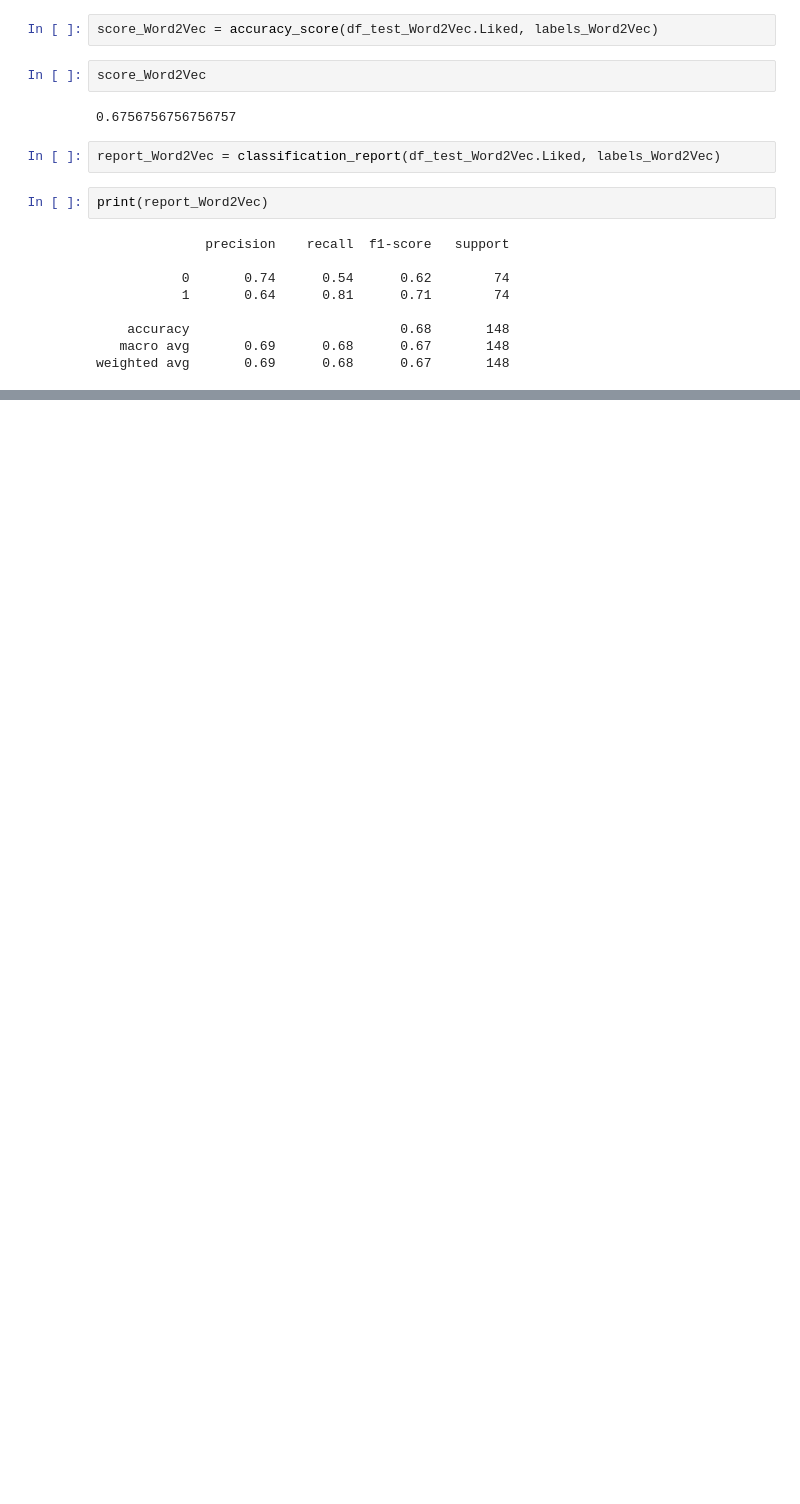
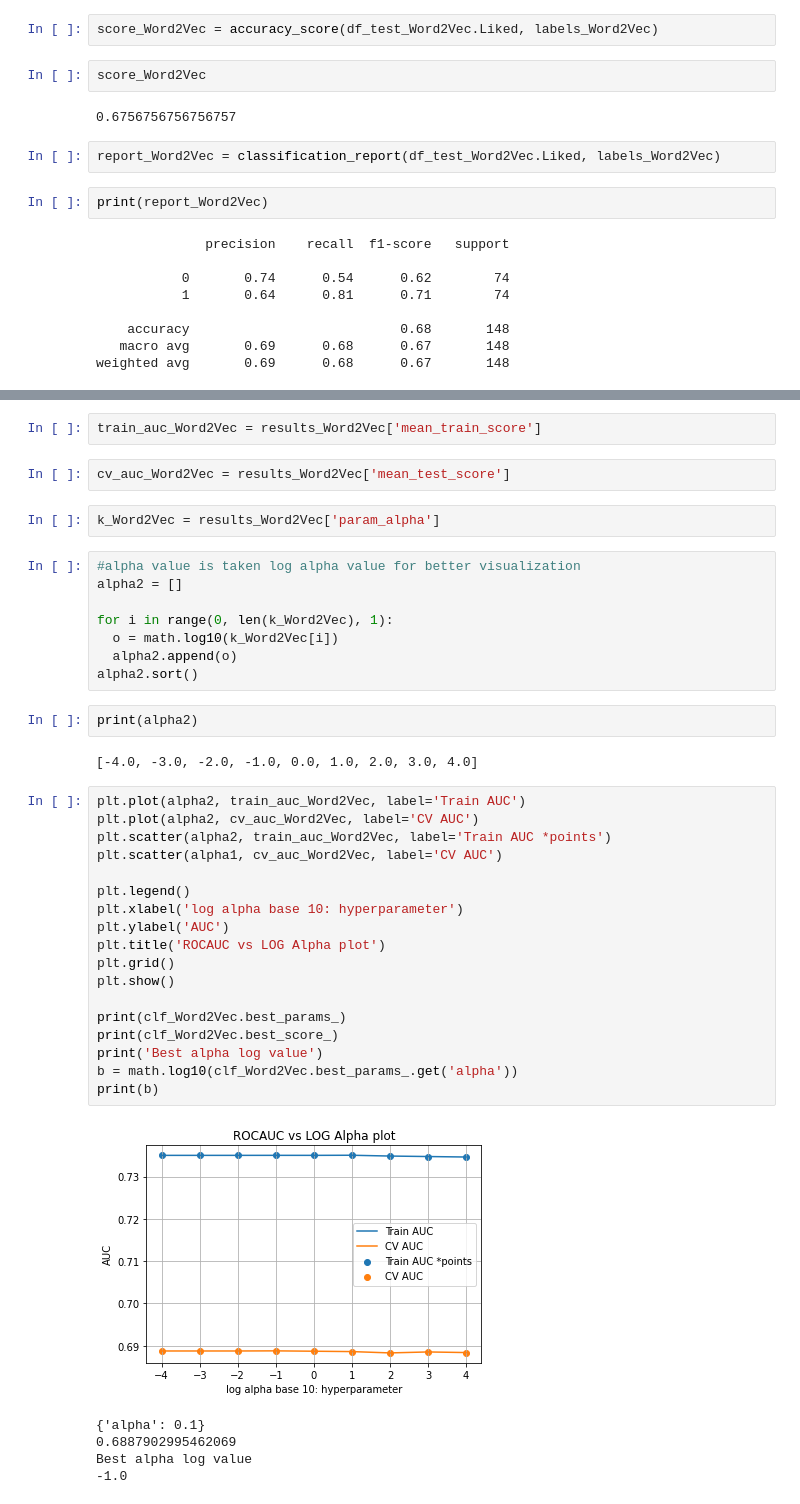
Before and after one commit to nipun1992/Restaurant-Review-Sentiment-Analysis, a Jupyter notebook: NLP Assignment Problem Statement 50 - Restaurant Review.ipynb, the cells around one changed output, grey strips where cells are left out. Saved outputs shown, nothing was run; the diff lists cells and outputs as text; blank space fills up the shorter version.

Commit message:
Performed hyperparameter tuning

```diff
--- a/NLP Assignment Problem Statement 50 - Restaurant Review.ipynb
+++ b/NLP Assignment Problem Statement 50 - Restaurant Review.ipynb
@@ -979,0 +1000,42 @@ weighted avg       0.69      0.68      0.67       148
+# %%
+train_auc_Word2Vec = results_Word2Vec['mean_train_score']
+# %%
+cv_auc_Word2Vec = results_Word2Vec['mean_test_score']
+# %%
+k_Word2Vec = results_Word2Vec['param_alpha']
+# %%
+#alpha value is taken log alpha value for better visualization
+alpha2 = []
+
+for i in range(0, len(k_Word2Vec), 1):
+  o = math.log10(k_Word2Vec[i])
+  alpha2.append(o)
+alpha2.sort()
+# %%
+print(alpha2)
+# %% [output]
+[-4.0, -3.0, -2.0, -1.0, 0.0, 1.0, 2.0, 3.0, 4.0]
+# %%
+plt.plot(alpha2, train_auc_Word2Vec, label='Train AUC')
+plt.plot(alpha2, cv_auc_Word2Vec, label='CV AUC')
+plt.scatter(alpha2, train_auc_Word2Vec, label='Train AUC *points')
+plt.scatter(alpha1, cv_auc_Word2Vec, label='CV AUC')
+
+plt.legend()
+plt.xlabel('log alpha base 10: hyperparameter')
+plt.ylabel('AUC')
+plt.title('ROCAUC vs LOG Alpha plot')
+plt.grid()
+plt.show()
+
+print(clf_Word2Vec.best_params_)
+print(clf_Word2Vec.best_score_)
+print('Best alpha log value')
+b = math.log10(clf_Word2Vec.best_params_.get('alpha'))
+print(b)
+# %% [output]
+[figure, added]
+{'alpha': 0.1}
+0.6887902995462069
+Best alpha log value
+-1.0
```
Also changed, not shown: parts of 25 cells of this notebook.
